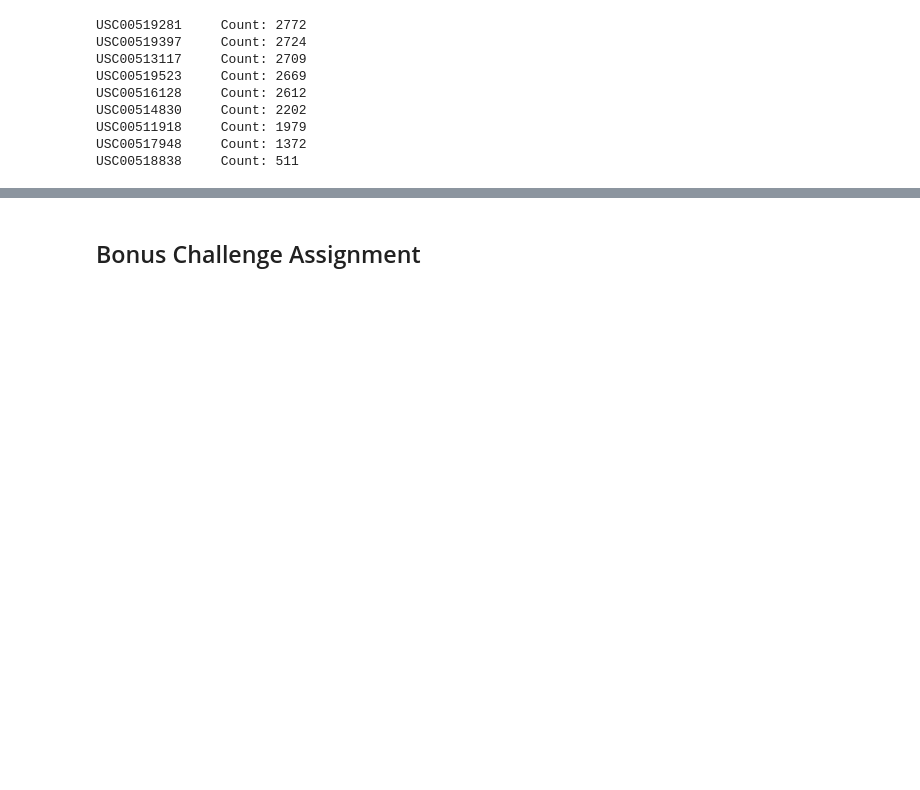
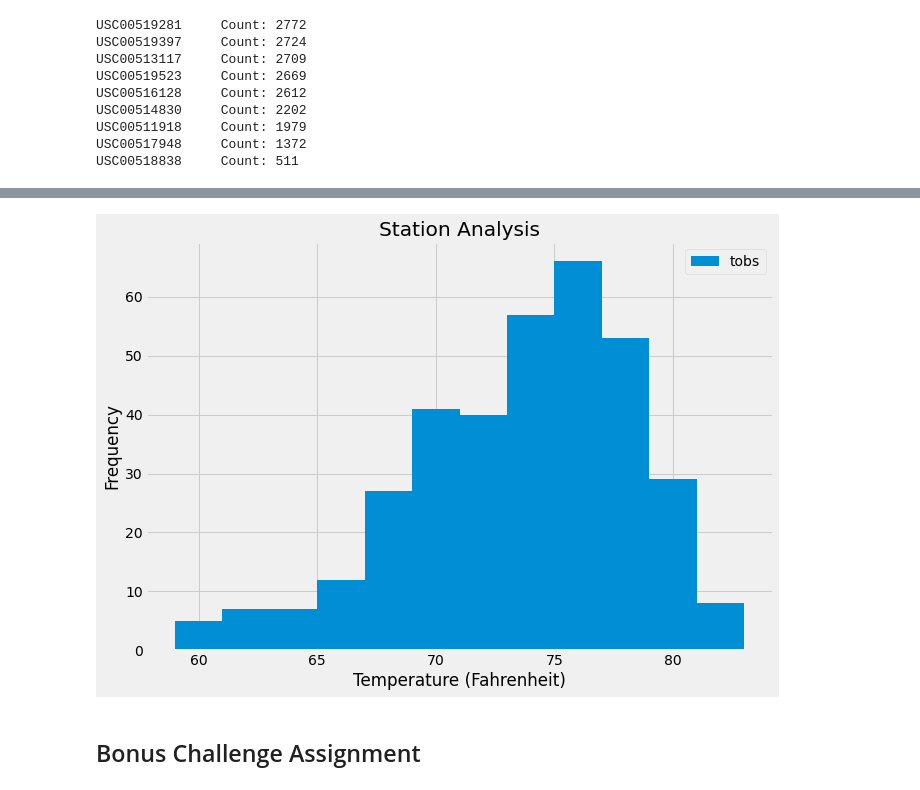
Before and after one commit to ProvencherScott/10-Climate-Analysis-SQLAlchemy, a Jupyter notebook: climate_starter.ipynb, the cells around one changed output, grey strips where cells are left out. Cells and saved outputs as stored; diff of their text form; code cells hidden in the pictures; blank space fills up the shorter version.

Commit message:
histogram

```diff
--- a/climate_starter.ipynb
+++ b/climate_starter.ipynb
@@ -174,3 +191,7 @@ USC00518838     Count: 511
 # %%
 # Using the station id from the previous query, calculate the lowest temperature recorded,
 # highest temperature recorded, and average temperature of the most active station?
+most_active = 'USC00519281'
+most_active_temps = session.query(func.min(Measurement.tobs), func.max(Measurement.tobs), func.avg(Measurement.tobs)).\
+    filter(Measurement.station == most_active).all()
+print(f"Lowest Temperature: {most_active_temps[0][0]} Fahrenheit, Highest Temperature: {most_active_temps[0][1]} Fahrenheit, Average Temperature: {most_active_temps[0][2]} Fahrenheit")
@@ -177,3 +200,12 @@ USC00518838     Count: 511
 # %%
 # Choose the station with the highest number of temperature observations.
+year_temps = session.query(Measurement.date, Measurement.tobs).filter(Measurement.station == most_active).\
+    filter(func.strftime("%Y-%m-%d", Measurement.date) >= dt.date(2016, 8, 23)).all()
+
 # Query the last 12 months of temperature observation data for this station and plot the results as a histogram
+stations_temps_df = pd.DataFrame(year_temps, columns = ['date', 'temperature'])
+# %%
+# Set the index to a date column
+stations_temps_df.set_index('date', inplace = True)
+
+stations_temps_df
@@ -180,3 +227,21 @@ USC00518838     Count: 511
+# %%
+# Plot the results as a histogram
+num_bins = 12
+fig, ax = plt.subplots(figsize=(10,7))
+
+n, bins, patches = ax.hist(stations_temps_df, num_bins)
+#stations_temps_df.plot.hist(num_bins, ax = ax)
+
+ax.set_title('Station Analysis')
+ax.set_xlabel('Temperature (Fahrenheit)')
+ax.set_ylabel('Frequency')
+
+ax.legend(['tobs'],loc='best')
+
+plt.savefig('Images/Station_histogram.png')
+plt.show()
+# %% [output]
+[figure, added]
 # %% [markdown]
 ## Bonus Challenge Assignment
 # %%
```
Also changed, not shown: parts of 5 cells of this notebook, 2 other files.
